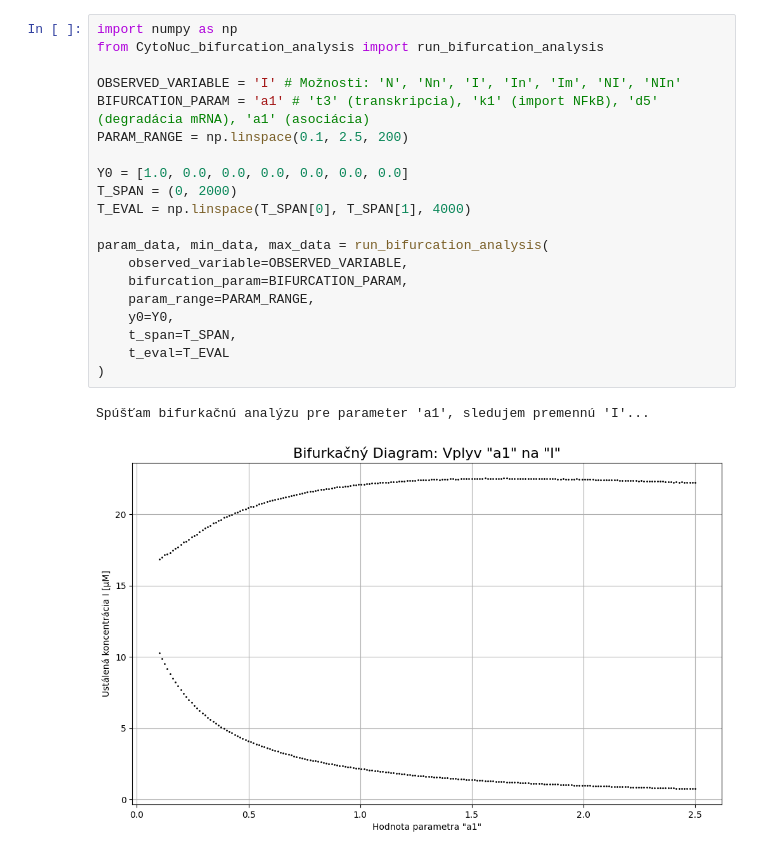
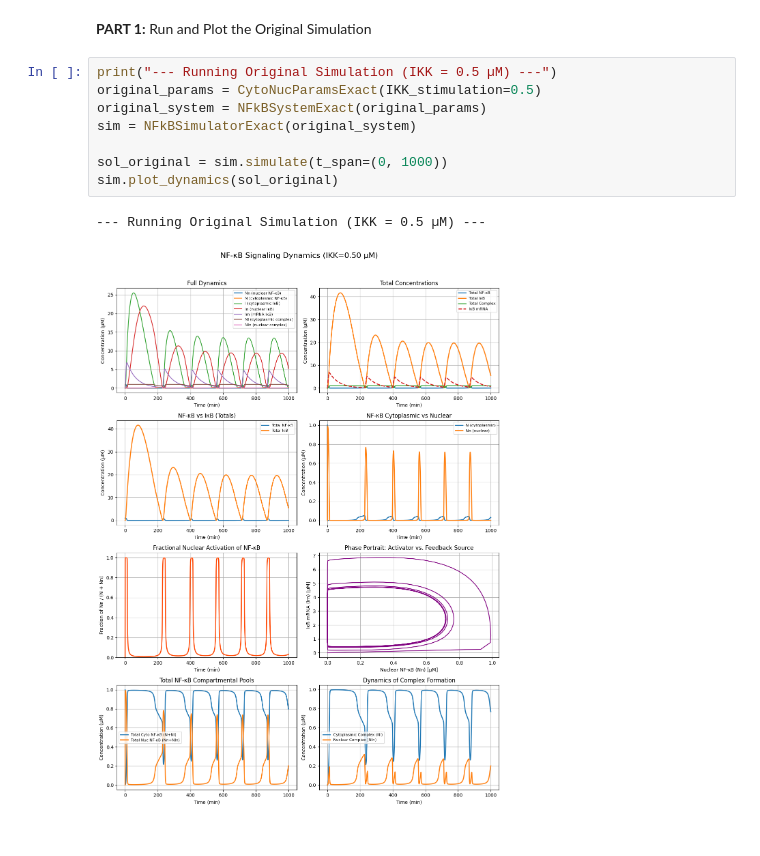
Before and after one commit to Sevcoviz/Model_of_NF-kB_dynamics_in_the_cell, a Jupyter notebook: notebooks/CytoNuclei_model/00_model.ipynb, the cells around one changed output. Saved outputs shown, nothing was run; the diff lists cells and outputs as text.

```diff
--- a/notebooks/CytoNuclei_model/00_model.ipynb
+++ b/notebooks/CytoNuclei_model/00_model.ipynb
@@ -61,23 +6,13 @@ Spúšťam bifurkačnú analýzu pre parameter 't4', sledujem premennú 'Nn'...
-# %%
-import numpy as np
-from CytoNuc_bifurcation_analysis import run_bifurcation_analysis
-
-OBSERVED_VARIABLE = 'I' # Možnosti: 'N', 'Nn', 'I', 'In', 'Im', 'NI', 'NIn'
-BIFURCATION_PARAM = 'a1' # 't3' (transkripcia), 'k1' (import NFkB), 'd5' (degradácia mRNA), 'a1' (asociácia)
-PARAM_RANGE = np.linspace(0.1, 2.5, 200)
-
-Y0 = [1.0, 0.0, 0.0, 0.0, 0.0, 0.0, 0.0]
-T_SPAN = (0, 2000)
-T_EVAL = np.linspace(T_SPAN[0], T_SPAN[1], 4000)
-
-param_data, min_data, max_data = run_bifurcation_analysis(
-    observed_variable=OBSERVED_VARIABLE,
-    bifurcation_param=BIFURCATION_PARAM,
-    param_range=PARAM_RANGE,
-    y0=Y0,
-    t_span=T_SPAN,
-    t_eval=T_EVAL
-)
-# %% [output]
-Spúšťam bifurkačnú analýzu pre parameter 'a1', sledujem premennú 'I'...
-[figure, removed]
+# %% [markdown]
+**PART 1:** Run and Plot the Original Simulation
+# %%
+print("--- Running Original Simulation (IKK = 0.5 µM) ---")
+original_params = CytoNucParamsExact(IKK_stimulation=0.5)
+original_system = NFkBSystemExact(original_params)
+sim = NFkBSimulatorExact(original_system)
+
+sol_original = sim.simulate(t_span=(0, 1000))
+sim.plot_dynamics(sol_original)
+# %% [output]
+--- Running Original Simulation (IKK = 0.5 µM) ---
+[figure, added]
```
Also changed, not shown: parts of 12 cells of this notebook, 3 other files.
